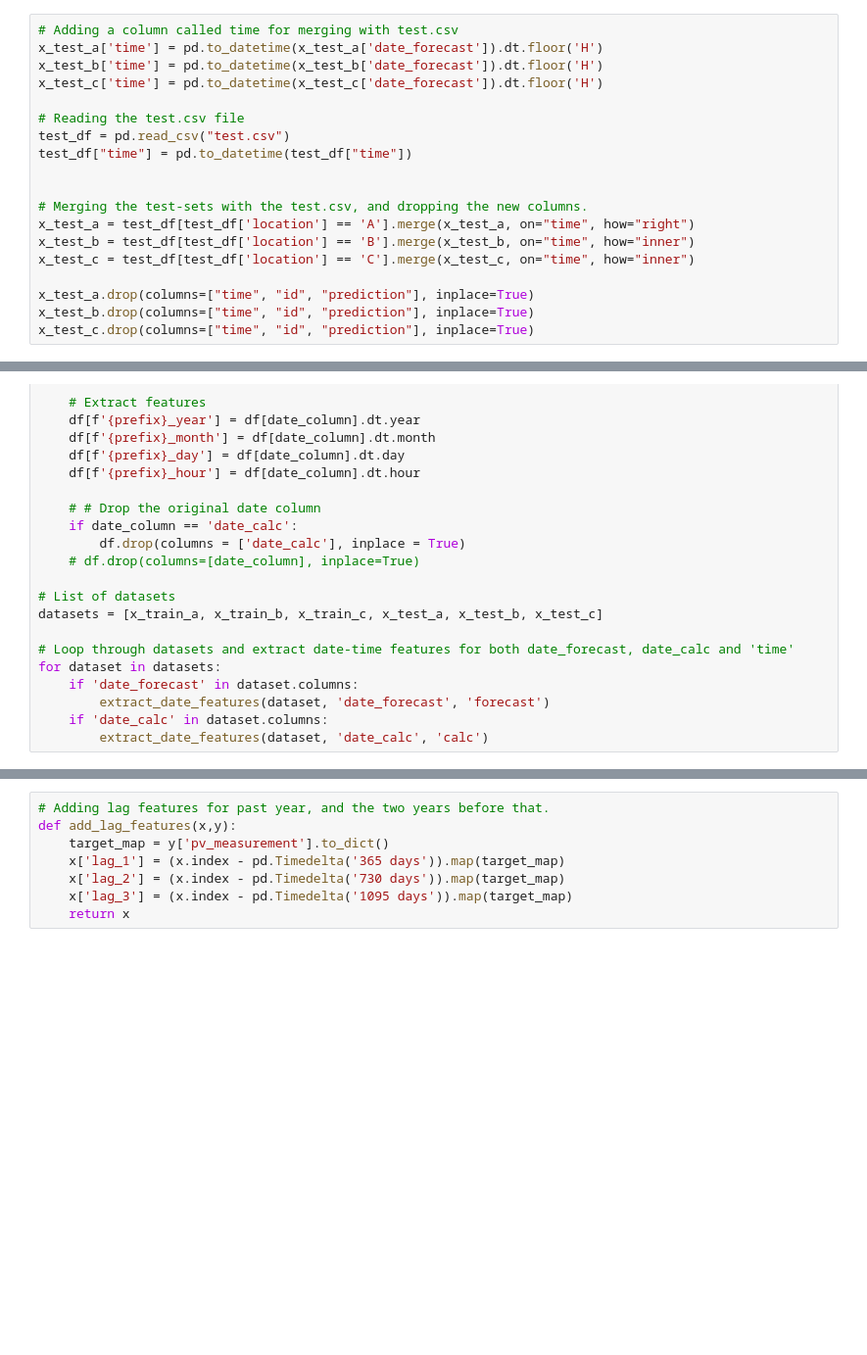
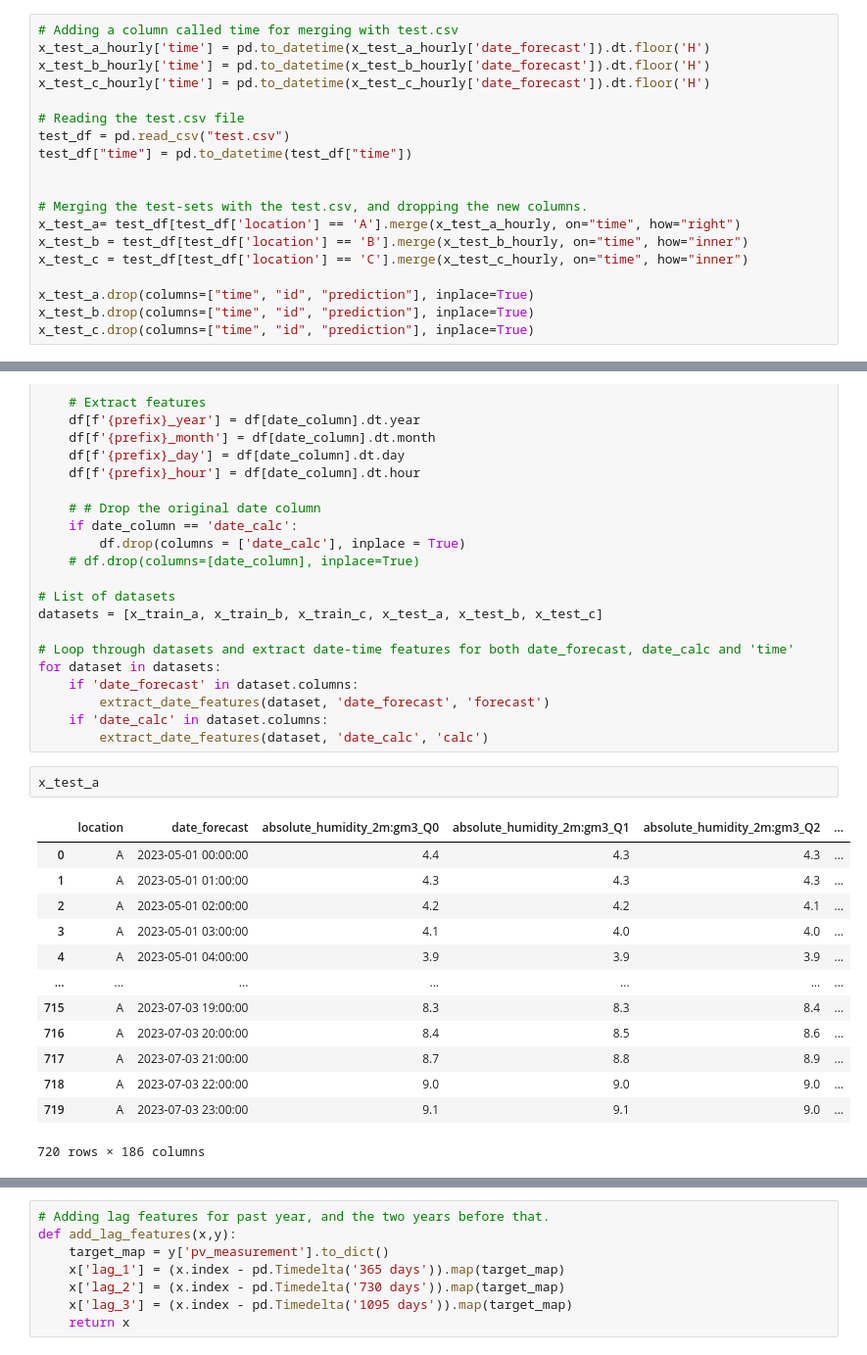
Before and after one commit to henningolweus/MLprosjekt, a Jupyter notebook: data/preprocessing_quarterly.ipynb, the cells around one changed output, grey strips where cells are left out. Shown at 98% size. Saved outputs shown, nothing was run; the diff lists cells and outputs as text; blank space fills up the shorter version.

```diff
--- a/data/preprocessing_quarterly.ipynb
+++ b/data/preprocessing_quarterly.ipynb
@@ -198,8 +260,8 @@ x_train_a.describe()
 # %%
 # Adding a column called time for merging with test.csv
-x_test_a['time'] = pd.to_datetime(x_test_a['date_forecast']).dt.floor('H')
-x_test_b['time'] = pd.to_datetime(x_test_b['date_forecast']).dt.floor('H')
-x_test_c['time'] = pd.to_datetime(x_test_c['date_forecast']).dt.floor('H')
+x_test_a_hourly['time'] = pd.to_datetime(x_test_a_hourly['date_forecast']).dt.floor('H')
+x_test_b_hourly['time'] = pd.to_datetime(x_test_b_hourly['date_forecast']).dt.floor('H')
+x_test_c_hourly['time'] = pd.to_datetime(x_test_c_hourly['date_forecast']).dt.floor('H')
 
 # Reading the test.csv file
 test_df = pd.read_csv("test.csv")
@@ -207,9 +269,9 @@ test_df["time"] = pd.to_datetime(test_df["time"])
 
 
 # Merging the test-sets with the test.csv, and dropping the new columns.
-x_test_a = test_df[test_df['location'] == 'A'].merge(x_test_a, on="time", how="right")
-x_test_b = test_df[test_df['location'] == 'B'].merge(x_test_b, on="time", how="inner")
-x_test_c = test_df[test_df['location'] == 'C'].merge(x_test_c, on="time", how="inner")
+x_test_a= test_df[test_df['location'] == 'A'].merge(x_test_a_hourly, on="time", how="right")
+x_test_b = test_df[test_df['location'] == 'B'].merge(x_test_b_hourly, on="time", how="inner")
+x_test_c = test_df[test_df['location'] == 'C'].merge(x_test_c_hourly, on="time", how="inner")
 
 x_test_a.drop(columns=["time", "id", "prediction"], inplace=True)
 x_test_b.drop(columns=["time", "id", "prediction"], inplace=True)
@@ -246,6 +308,22 @@ for dataset in datasets:
         extract_date_features(dataset, 'date_forecast', 'forecast')
     if 'date_calc' in dataset.columns:
         extract_date_features(dataset, 'date_calc', 'calc')
+# %%
+x_test_a
+# %% [output]
+|  | location | date_forecast | absolute_humidity_2m:gm3_Q0 | absolute_humidity_2m:gm3_Q1 | absolute_humidity_2m:gm3_Q2 | ... |
+| 0 | A | 2023-05-01 00:00:00 | 4.4 | 4.3 | 4.3 | ... |
+| 1 | A | 2023-05-01 01:00:00 | 4.3 | 4.3 | 4.3 | ... |
+| 2 | A | 2023-05-01 02:00:00 | 4.2 | 4.2 | 4.1 | ... |
+| 3 | A | 2023-05-01 03:00:00 | 4.1 | 4.0 | 4.0 | ... |
+| 4 | A | 2023-05-01 04:00:00 | 3.9 | 3.9 | 3.9 | ... |
+| ... | ... | ... | ... | ... | ... | ... |
+| 715 | A | 2023-07-03 19:00:00 | 8.3 | 8.3 | 8.4 | ... |
+| 716 | A | 2023-07-03 20:00:00 | 8.4 | 8.5 | 8.6 | ... |
+| 717 | A | 2023-07-03 21:00:00 | 8.7 | 8.8 | 8.9 | ... |
+| 718 | A | 2023-07-03 22:00:00 | 9.0 | 9.0 | 9.0 | ... |
+| 719 | A | 2023-07-03 23:00:00 | 9.1 | 9.1 | 9.0 | ... |
+720 rows × 186 columns
 # %%
 # Set date-time to index
 x_train_a.set_index("date_forecast", inplace= True)
```
Also changed, not shown: parts of 13 cells of this notebook, 2 other files.
